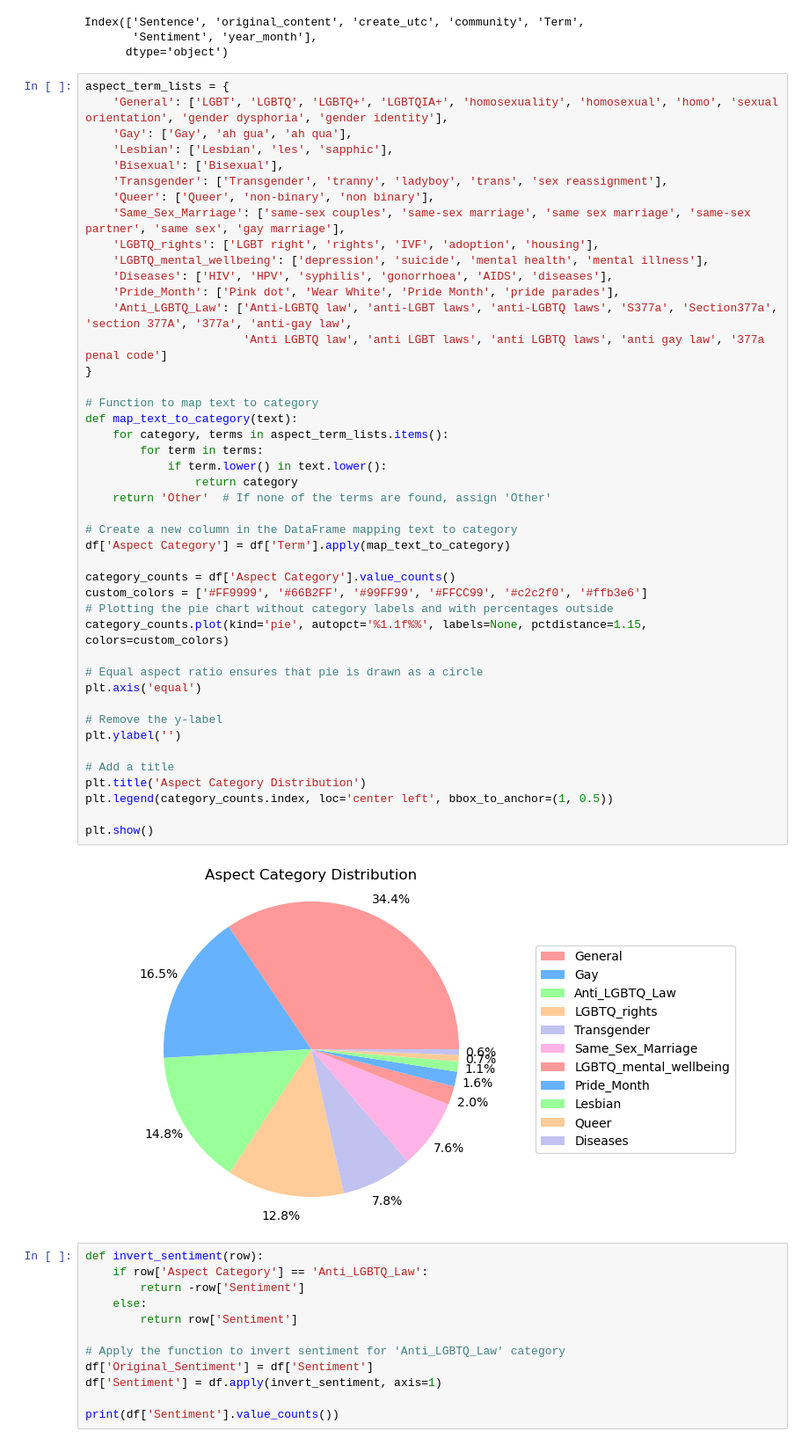
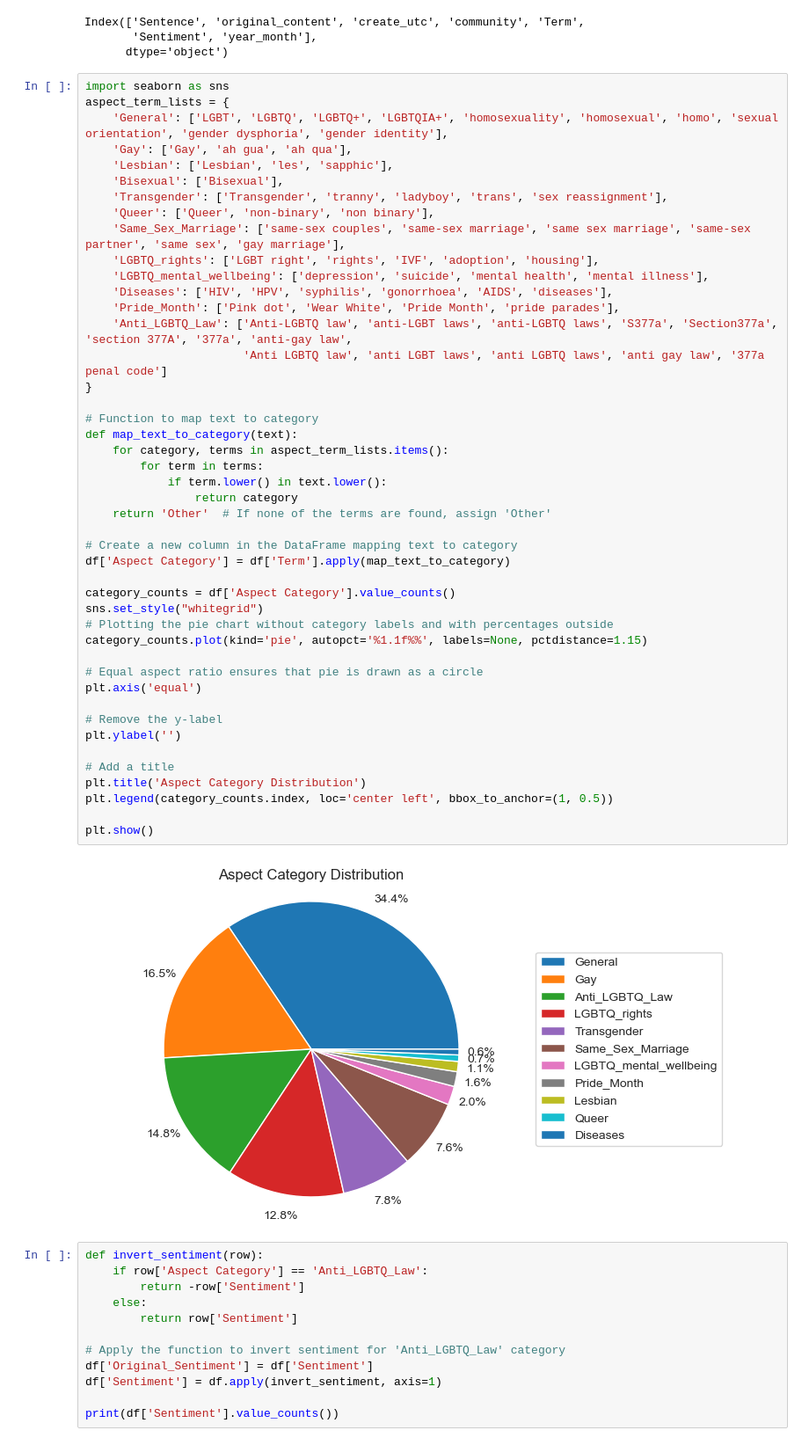
Before and after one commit to Jeffrey-David/Aspect-Based-Sentiment-Analysis-of-LGBTQ-Issues-in-Singapore, a Jupyter notebook: Analysis/Time_Series_Analysis.ipynb, the cells around one changed output. Shown at 88% size. Drawn from its saved outputs; the diff is of its cells as text.

```diff
--- a/Analysis/Time_Series_Analysis.ipynb
+++ b/Analysis/Time_Series_Analysis.ipynb
@@ -26,6 +26,7 @@ Index(['Sentence', 'original_content', 'create_utc', 'community', 'Term',
        'Sentiment', 'year_month'],
       dtype='object')
 # %%
+import seaborn as sns
 aspect_term_lists = {
     'General': ['LGBT', 'LGBTQ', 'LGBTQ+', 'LGBTQIA+', 'homosexuality', 'homosexual', 'homo', 'sexual orientation', 'gender dysphoria', 'gender identity'],
     'Gay': ['Gay', 'ah gua', 'ah qua'],
@@ -41,36 +42,36 @@ aspect_term_lists = {
     'Anti_LGBTQ_Law': ['Anti-LGBTQ law', 'anti-LGBT laws', 'anti-LGBTQ laws', 'S377a', 'Section377a', 'section 377A', '377a', 'anti-gay law',
                        'Anti LGBTQ law', 'anti LGBT laws', 'anti LGBTQ laws', 'anti gay law', '377a penal code']
 }
 
 # Function to map text to category
 def map_text_to_category(text):
     for category, terms in aspect_term_lists.items():
         for term in terms:
             if term.lower() in text.lower():
                 return category
     return 'Other'  # If none of the terms are found, assign 'Other'
 
 # Create a new column in the DataFrame mapping text to category
 df['Aspect Category'] = df['Term'].apply(map_text_to_category)
 
 category_counts = df['Aspect Category'].value_counts()
-custom_colors = ['#FF9999', '#66B2FF', '#99FF99', '#FFCC99', '#c2c2f0', '#ffb3e6']
+sns.set_style("whitegrid")
 # Plotting the pie chart without category labels and with percentages outside
-category_counts.plot(kind='pie', autopct='%1.1f%%', labels=None, pctdistance=1.15, colors=custom_colors)
+category_counts.plot(kind='pie', autopct='%1.1f%%', labels=None, pctdistance=1.15)
 
 # Equal aspect ratio ensures that pie is drawn as a circle
 plt.axis('equal')
 
 # Remove the y-label
 plt.ylabel('')
 
 # Add a title
 plt.title('Aspect Category Distribution')
 plt.legend(category_counts.index, loc='center left', bbox_to_anchor=(1, 0.5))
 
 plt.show()
 # %% [output]
-[figure, old version]
+[figure, new version]
 # %%
 def invert_sentiment(row):
     if row['Aspect Category'] == 'Anti_LGBTQ_Law':
```
Also changed, not shown: parts of 3 cells of this notebook.
